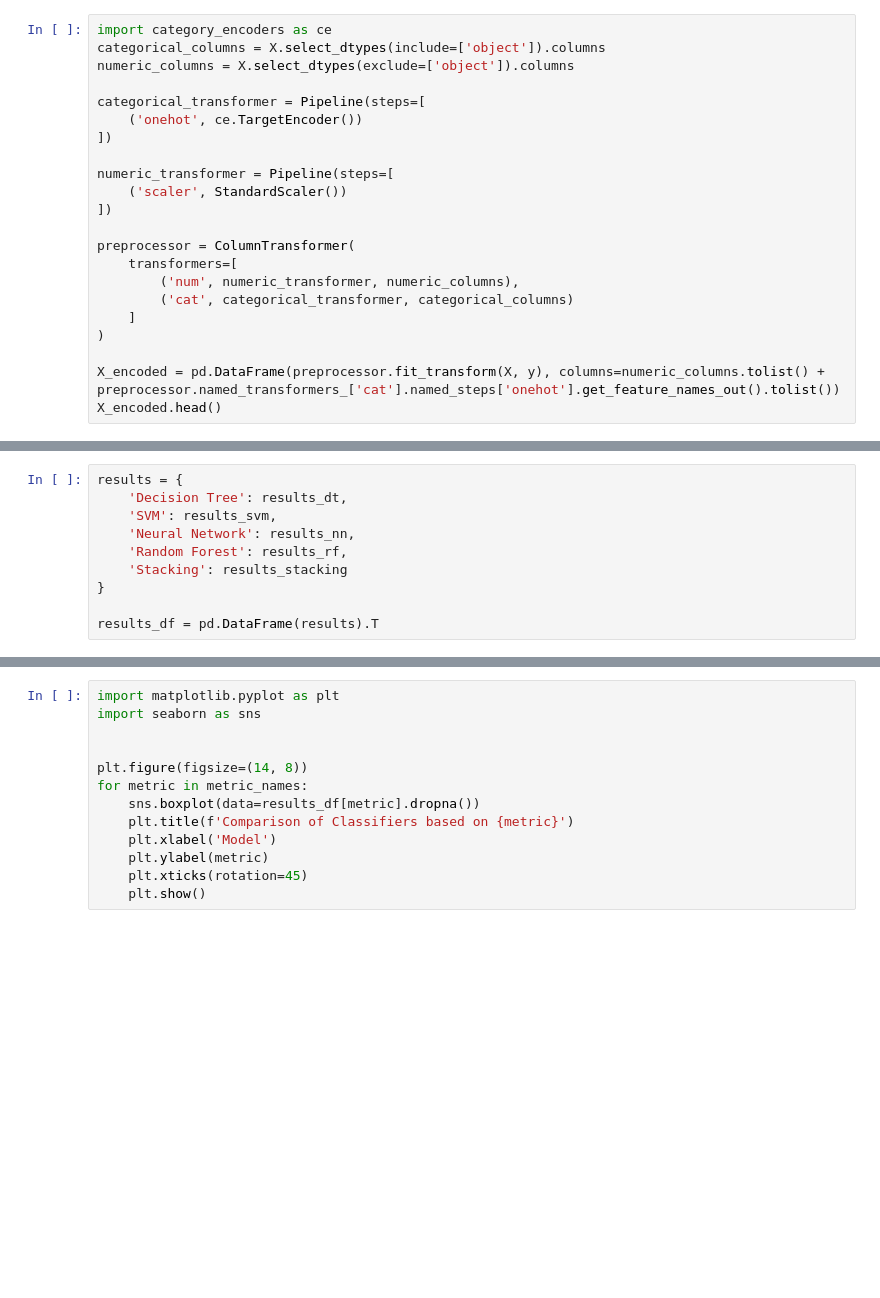
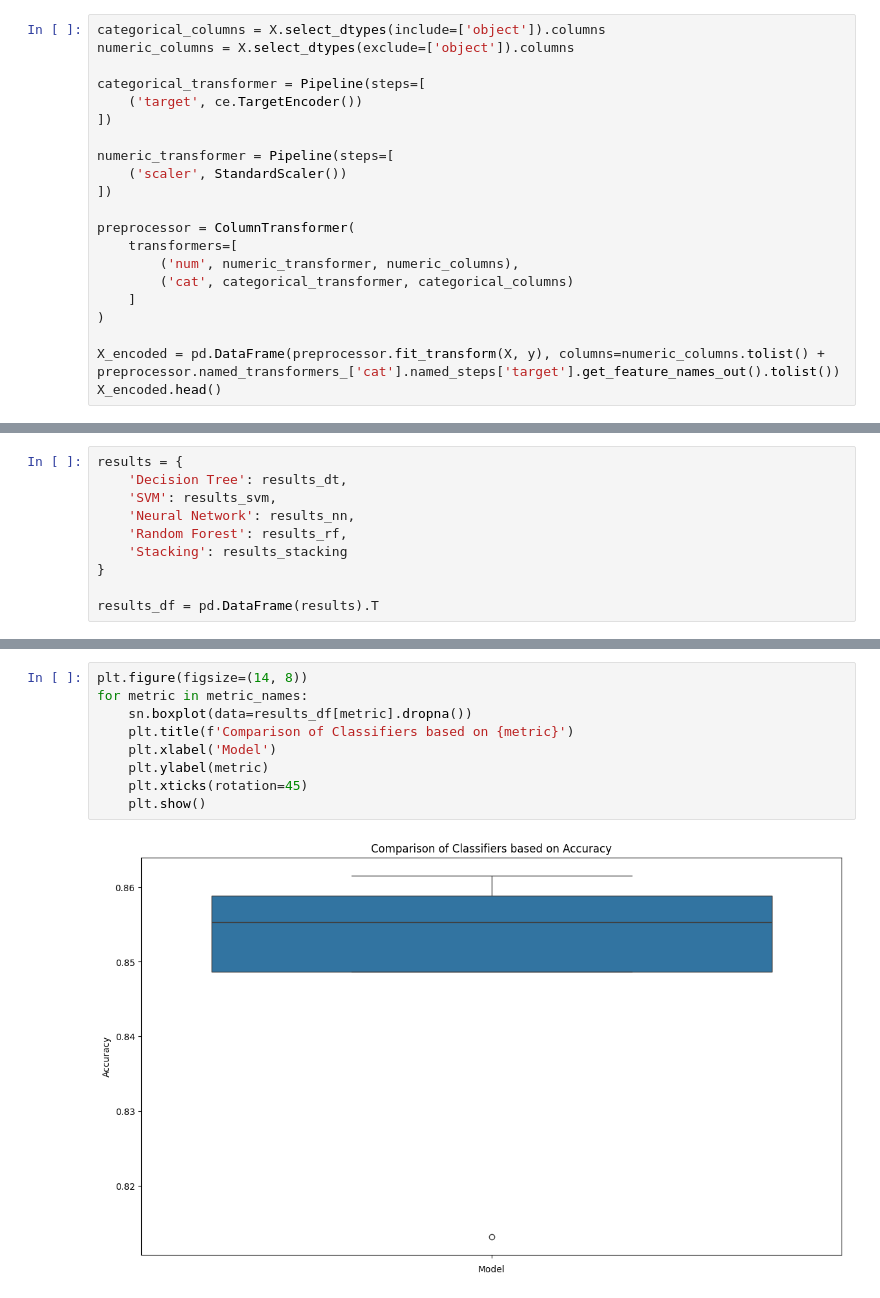
Before and after one commit to almirmcunhajr/adult-income-am-2024-1, a Jupyter notebook: adult-income-am-2024-1.ipynb, the cells around one changed output, grey strips where cells are left out. Saved outputs shown, nothing was run; the diff lists cells and outputs as text; blank space fills up the shorter version.

```diff
--- a/adult-income-am-2024-1.ipynb
+++ b/adult-income-am-2024-1.ipynb
@@ -32,12 +40,11 @@ array(['<=50K', '>50K'], dtype=object)
 # %%
 y = y.map({'<=50K': 0, '>50K': 1})
 # %%
-import category_encoders as ce
 categorical_columns = X.select_dtypes(include=['object']).columns
 numeric_columns = X.select_dtypes(exclude=['object']).columns
 
 categorical_transformer = Pipeline(steps=[
-    ('onehot', ce.TargetEncoder())
+    ('target', ce.TargetEncoder())
 ])
 
 numeric_transformer = Pipeline(steps=[
@@ -51,7 +58,7 @@ preprocessor = ColumnTransformer(
     ]
 )
 
-X_encoded = pd.DataFrame(preprocessor.fit_transform(X, y), columns=numeric_columns.tolist() + preprocessor.named_transformers_['cat'].named_steps['onehot'].get_feature_names_out().tolist())
+X_encoded = pd.DataFrame(preprocessor.fit_transform(X, y), columns=numeric_columns.tolist() + preprocessor.named_transformers_['cat'].named_steps['target'].get_feature_names_out().tolist())
 X_encoded.head()
 # %% [output]
 |  | age | fnlwgt | education-num | capital-gain | capital-loss | hours-per-week | workclass | education | ... |
@@ -259,13 +274,11 @@ for metric, (stat, p) in friedman_results.items():
 # %%
-import matplotlib.pyplot as plt
-import seaborn as sns
-
-
 plt.figure(figsize=(14, 8))
 for metric in metric_names:
-    sns.boxplot(data=results_df[metric].dropna())
+    sn.boxplot(data=results_df[metric].dropna())
     plt.title(f'Comparison of Classifiers based on {metric}')
     plt.xlabel('Model')
     plt.ylabel(metric)
     plt.xticks(rotation=45)
     plt.show()
+# %% [output]
+[figure, added]
```
Also changed, not shown: parts of 6 cells of this notebook, 2 other files.
